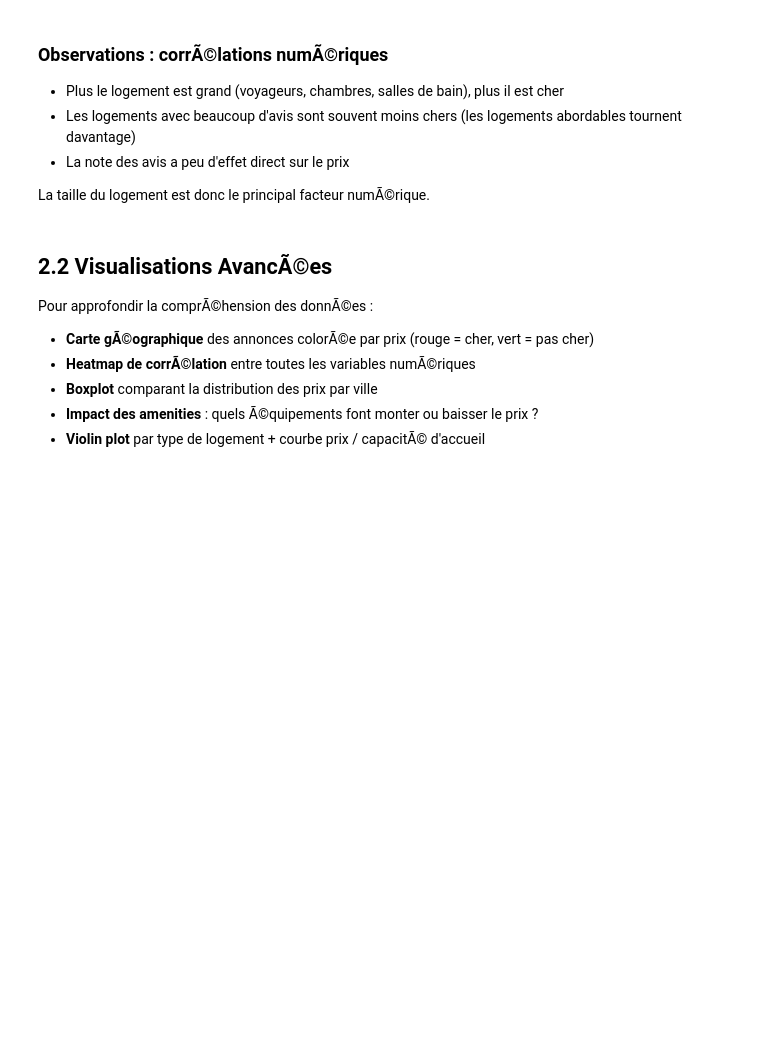
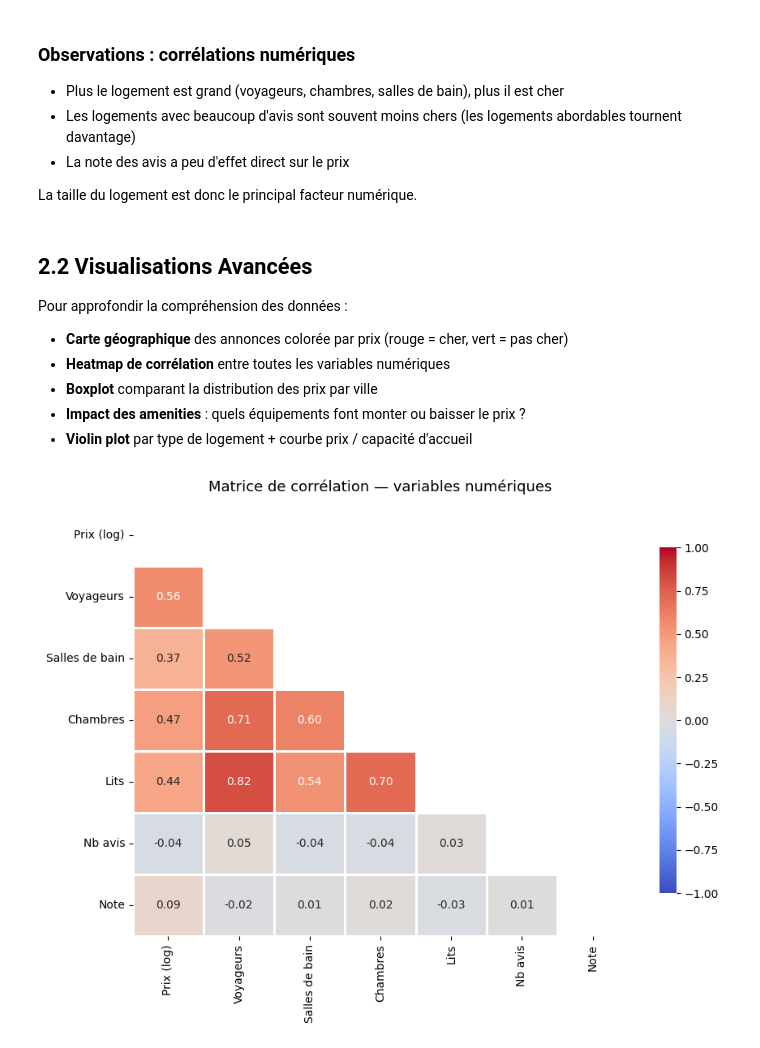
Before and after one commit to DZ-Ramzy/Airbnb_project, a Jupyter notebook: airbnb_prediction.ipynb, the cells around one changed output. Cells and saved outputs as stored; diff of their text form; code cells hidden in the pictures; blank space fills up the shorter version.

```diff
--- a/airbnb_prediction.ipynb
+++ b/airbnb_prediction.ipynb
@@ -127,18 +165,18 @@ print(corr.round(3))
 # %% [markdown]
-### Observations : corrÃ©lations numÃ©riques
+### Observations : corrélations numériques
 
 - Plus le logement est grand (voyageurs, chambres, salles de bain), plus il est cher
 - Les logements avec beaucoup d'avis sont souvent moins chers (les logements abordables tournent davantage)
 - La note des avis a peu d'effet direct sur le prix
 
-La taille du logement est donc le principal facteur numÃ©rique.
+La taille du logement est donc le principal facteur numérique.
 # %% [markdown]
-## 2.2 Visualisations AvancÃ©es
+## 2.2 Visualisations Avancées
 
-Pour approfondir la comprÃ©hension des donnÃ©es :
-- **Carte gÃ©ographique** des annonces colorÃ©e par prix (rouge = cher, vert = pas cher)
-- **Heatmap de corrÃ©lation** entre toutes les variables numÃ©riques
+Pour approfondir la compréhension des données :
+- **Carte géographique** des annonces colorée par prix (rouge = cher, vert = pas cher)
+- **Heatmap de corrélation** entre toutes les variables numériques
 - **Boxplot** comparant la distribution des prix par ville
-- **Impact des amenities** : quels Ã©quipements font monter ou baisser le prix ?
-- **Violin plot** par type de logement + courbe prix / capacitÃ© d'accueil
+- **Impact des amenities** : quels équipements font monter ou baisser le prix ?
+- **Violin plot** par type de logement + courbe prix / capacité d'accueil
 # %%
@@ -173,25 +219,27 @@ print(f"Prix mÃ©dian : \${np.median(prices):.0f}/nuit  |  Prix max : \${prices
 # %%
-# â”€â”€ Heatmap de corrÃ©lation â”€â”€â”€â”€â”€â”€â”€â”€â”€â”€â”€â”€â”€â”€â”€â”€â”€â”€â”€â”€â”€â”€â”€â”€â”€â”€â”€â”€â”€â”€â”€â”€â”€â”€â”€â”€â”€â”€â”€â”€â”€â”€â”€â”€â”€â”€â”€â”€â”€â”€â”€â”€
+# ── Heatmap de corrélation ────────────────────────────────────────────────────
 num_cols_viz = ['log_price', 'accommodates', 'bathrooms', 'bedrooms', 'beds',
                 'number_of_reviews', 'review_scores_rating']
 labels_fr = {'log_price': 'Prix (log)', 'accommodates': 'Voyageurs',
              'bathrooms': 'Salles de bain', 'bedrooms': 'Chambres', 'beds': 'Lits',
              'number_of_reviews': 'Nb avis', 'review_scores_rating': 'Note'}
 
 tmp_corr = train[num_cols_viz].copy()
 for c in num_cols_viz:
     tmp_corr[c] = pd.to_numeric(tmp_corr[c], errors='coerce')
 tmp_corr.rename(columns=labels_fr, inplace=True)
 
 corr = tmp_corr.corr()
 mask = np.triu(np.ones_like(corr, dtype=bool))
 
 fig, ax = plt.subplots(figsize=(9, 7))
 sns.heatmap(corr, mask=mask, annot=True, fmt='.2f', cmap='coolwarm',
             center=0, linewidths=0.8, linecolor='white',
             annot_kws={'size': 10}, ax=ax, vmin=-1, vmax=1,
             cbar_kws={'shrink': 0.8})
-ax.set_title('Matrice de corrÃ©lation â€” variables numÃ©riques', fontsize=13, pad=12)
+ax.set_title('Matrice de corrélation — variables numériques', fontsize=13, pad=12)
 plt.tight_layout()
 plt.show()
+# %% [output]
+[figure, added]
 # %%
```
Also changed, not shown: parts of 56 cells of this notebook.
